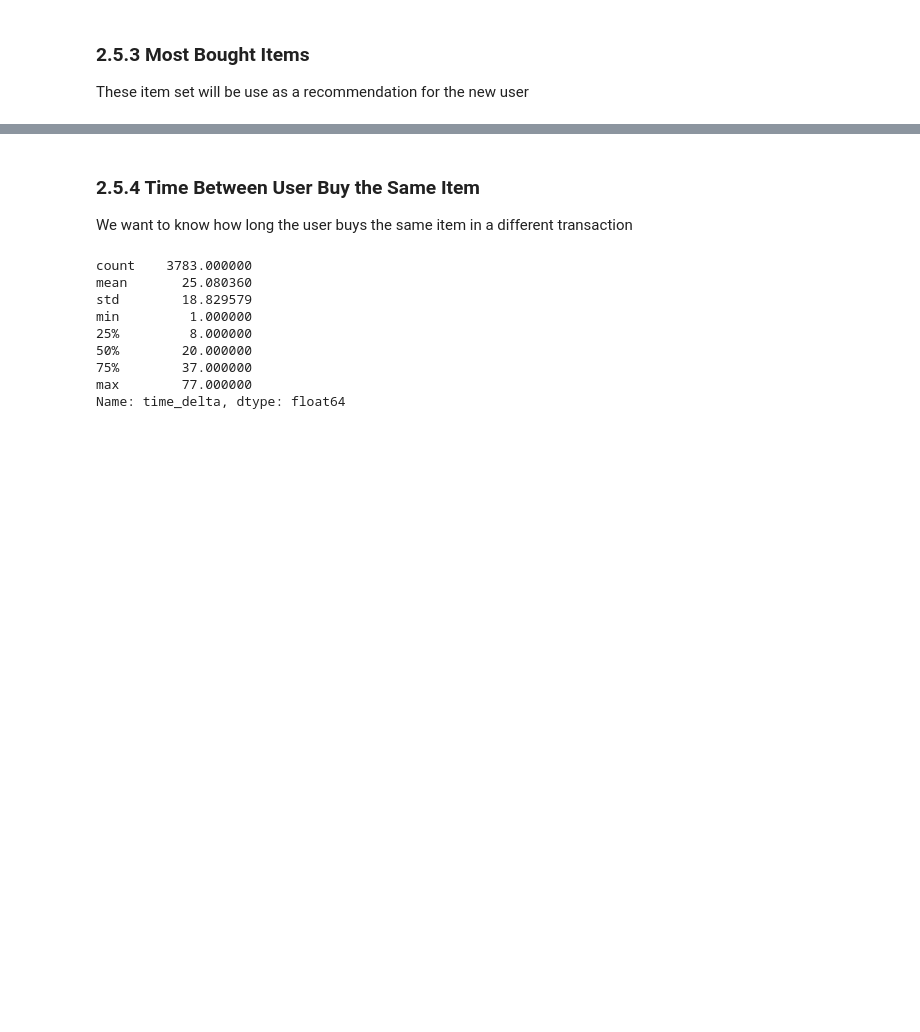
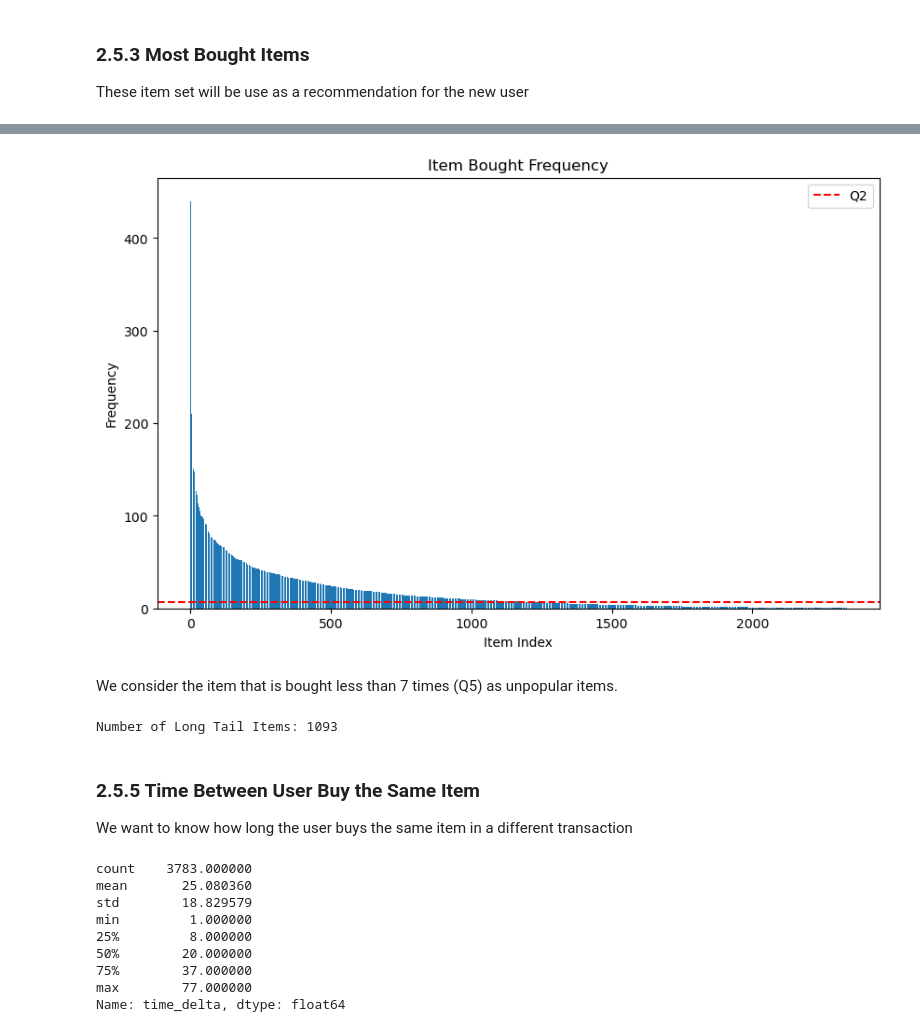
Before and after one commit to robinviltoriano/MBD_Assignment_2, a Jupyter notebook: a1900159.ipynb, the cells around one changed output, grey strips where cells are left out. Cells and saved outputs as stored; diff of their text form; code cells hidden in the pictures; blank space fills up the shorter version.

```diff
--- a/a1900159.ipynb
+++ b/a1900159.ipynb
@@ -406,5 +423,24 @@ Number of Items: 2,337
+# %%
+fig = plt.figure(figsize=(10, 6))
+plt.bar(np.arange(0, len(item_dist_df)),item_dist_df.buy_count)
+plt.title('Item Bought Frequency')
+plt.ylabel('Frequency')
+plt.xlabel('Item Index')
+plt.axhline(y=7, color='red', linestyle='dashed', label='Q2')
+plt.legend()
+plt.show()
+# %% [output]
+[figure, added]
+# %% [markdown]
+We consider the item that is bought less than 7 times (Q5) as unpopular items.
+# %%
+# list of long-tail items
+long_tail_items = item_dist_df.loc[item_dist_df.buy_count < 7].index.tolist()
+print(f'Number of Long Tail Items: {len(long_tail_items)}')
+# %% [output]
+Number of Long Tail Items: 1093
 # %% [markdown]
-### 2.5.4 Time Between User Buy the Same Item
+### 2.5.5 Time Between User Buy the Same Item
 We want to know how long the user buys the same item in a different transaction
 # %%
 # group by customer and item name and count the number of transactions
```
Also changed, not shown: parts of 7 cells of this notebook.
